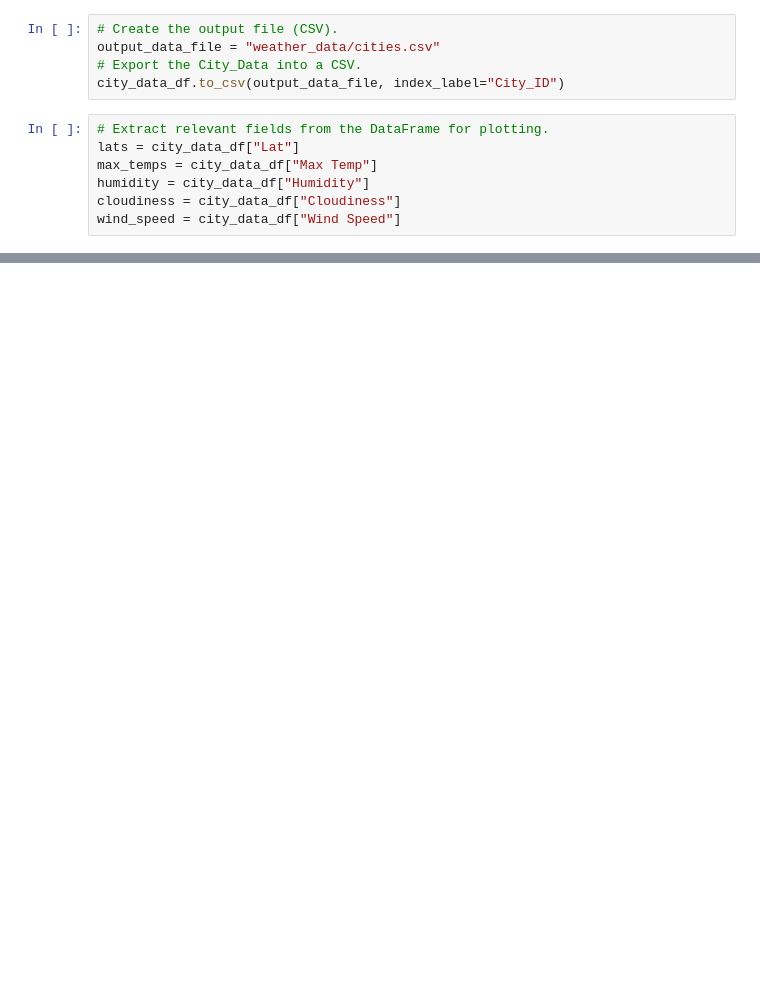
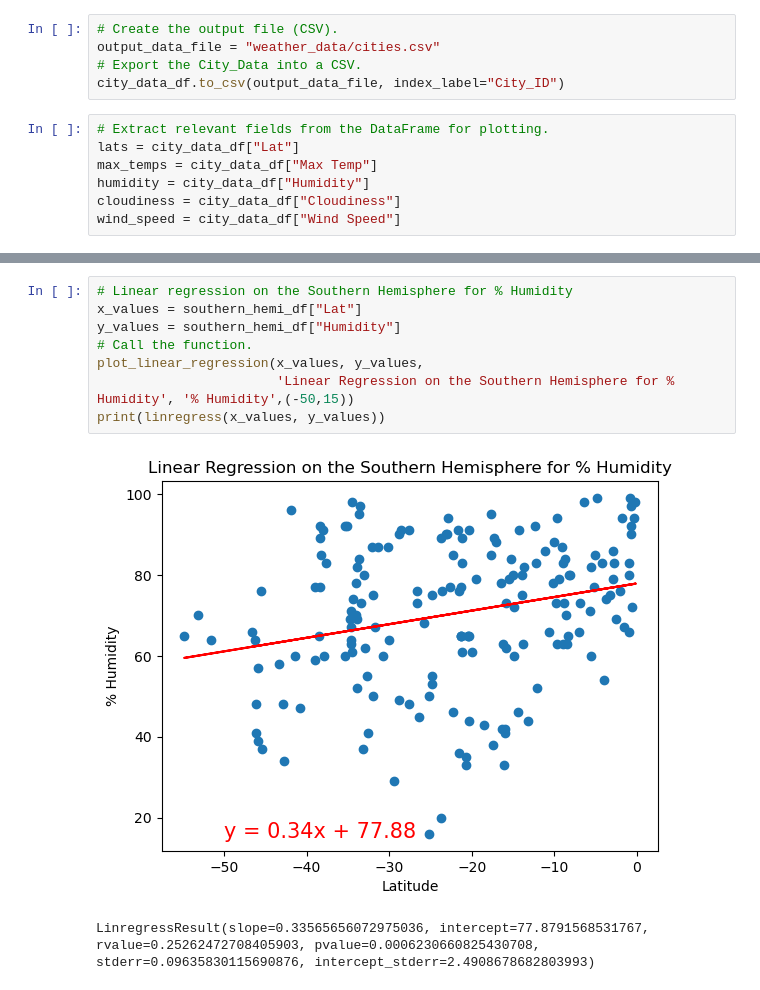
Before and after one commit to shef1109/World_Weather_Analysis, a Jupyter notebook: WeatherPy.ipynb, the cells around one changed output, grey strips where cells are left out. Cells and saved outputs as stored; diff of their text form; blank space fills up the shorter version.

```diff
--- a/WeatherPy.ipynb
+++ b/WeatherPy.ipynb
@@ -254,0 +359,11 @@ plt.show()
+# %%
+# Linear regression on the Southern Hemisphere for % Humidity
+x_values = southern_hemi_df["Lat"]
+y_values = southern_hemi_df["Humidity"]
+# Call the function.
+plot_linear_regression(x_values, y_values,
+                       'Linear Regression on the Southern Hemisphere for % Humidity', '% Humidity',(-50,15))
+print(linregress(x_values, y_values))
+# %% [output]
+[figure, added]
+LinregressResult(slope=0.33565656072975036, intercept=77.8791568531767, rvalue=0.25262472708405903, pvalue=0.0006230660825430708, stderr=0.09635830115690876, intercept_stderr=2.4908678682803993)
```
Also changed, not shown: parts of 22 cells of this notebook, 5 other files.
